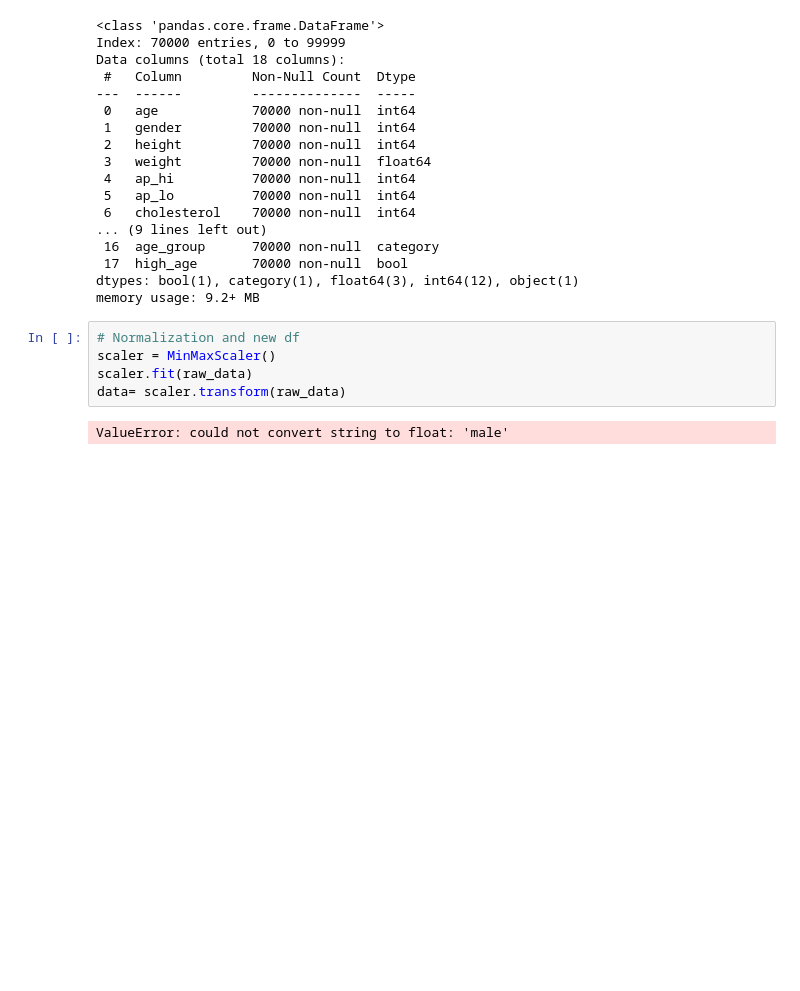
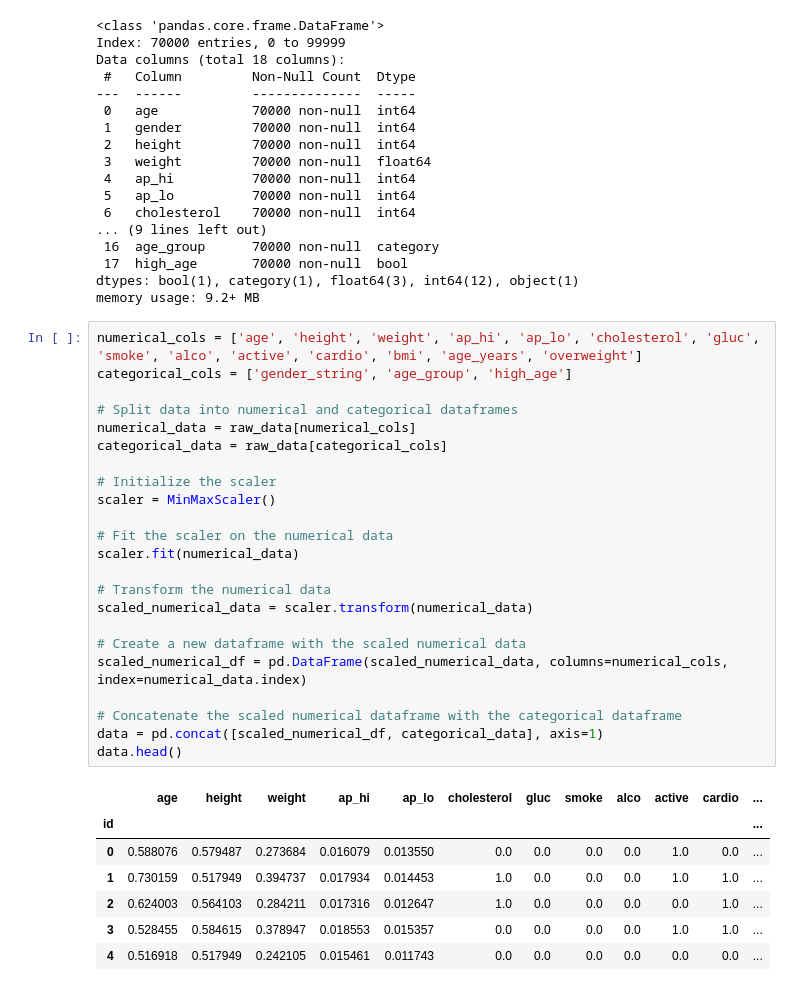
Before and after one commit to ignacionunezG/BI-Cardio-Disease, a Jupyter notebook: Proyecto.ipynb, the cells around one changed output. Drawn from its saved outputs; the diff is of its cells as text; blank space fills up the shorter version.

```diff
--- a/Proyecto.ipynb
+++ b/Proyecto.ipynb
@@ -682,10 +682,34 @@ Data columns (total 18 columns):
  17  high_age       70000 non-null  bool
 dtypes: bool(1), category(1), float64(3), int64(12), object(1)
 memory usage: 9.2+ MB
-# %%
-# Normalization and new df
-scaler = MinMaxScaler()
-scaler.fit(raw_data)
-data= scaler.transform(raw_data)
-# %% [output]
-ValueError: could not convert string to float: 'male'
+# %%
+numerical_cols = ['age', 'height', 'weight', 'ap_hi', 'ap_lo', 'cholesterol', 'gluc', 'smoke', 'alco', 'active', 'cardio', 'bmi', 'age_years', 'overweight']
+categorical_cols = ['gender_string', 'age_group', 'high_age']
+
+# Split data into numerical and categorical dataframes
+numerical_data = raw_data[numerical_cols]
+categorical_data = raw_data[categorical_cols]
+
+# Initialize the scaler
+scaler = MinMaxScaler()
+
+# Fit the scaler on the numerical data
+scaler.fit(numerical_data)
+
+# Transform the numerical data
+scaled_numerical_data = scaler.transform(numerical_data)
+
+# Create a new dataframe with the scaled numerical data
+scaled_numerical_df = pd.DataFrame(scaled_numerical_data, columns=numerical_cols, index=numerical_data.index)
+
+# Concatenate the scaled numerical dataframe with the categorical dataframe
+data = pd.concat([scaled_numerical_df, categorical_data], axis=1)
+data.head()
+# %% [output]
+|  | age | height | weight | ap_hi | ap_lo | cholesterol | gluc | smoke | alco | active | cardio | ... |
+| id |  |  |  |  |  |  |  |  |  |  |  | ... |
+| 0 | 0.588076 | 0.579487 | 0.273684 | 0.016079 | 0.013550 | 0.0 | 0.0 | 0.0 | 0.0 | 1.0 | 0.0 | ... |
+| 1 | 0.730159 | 0.517949 | 0.394737 | 0.017934 | 0.014453 | 1.0 | 0.0 | 0.0 | 0.0 | 1.0 | 1.0 | ... |
+| 2 | 0.624003 | 0.564103 | 0.284211 | 0.017316 | 0.012647 | 1.0 | 0.0 | 0.0 | 0.0 | 0.0 | 1.0 | ... |
+| 3 | 0.528455 | 0.584615 | 0.378947 | 0.018553 | 0.015357 | 0.0 | 0.0 | 0.0 | 0.0 | 1.0 | 1.0 | ... |
+| 4 | 0.516918 | 0.517949 | 0.242105 | 0.015461 | 0.011743 | 0.0 | 0.0 | 0.0 | 0.0 | 0.0 | 0.0 | ... |
```
Also changed, not shown: parts of 4 cells of this notebook.
